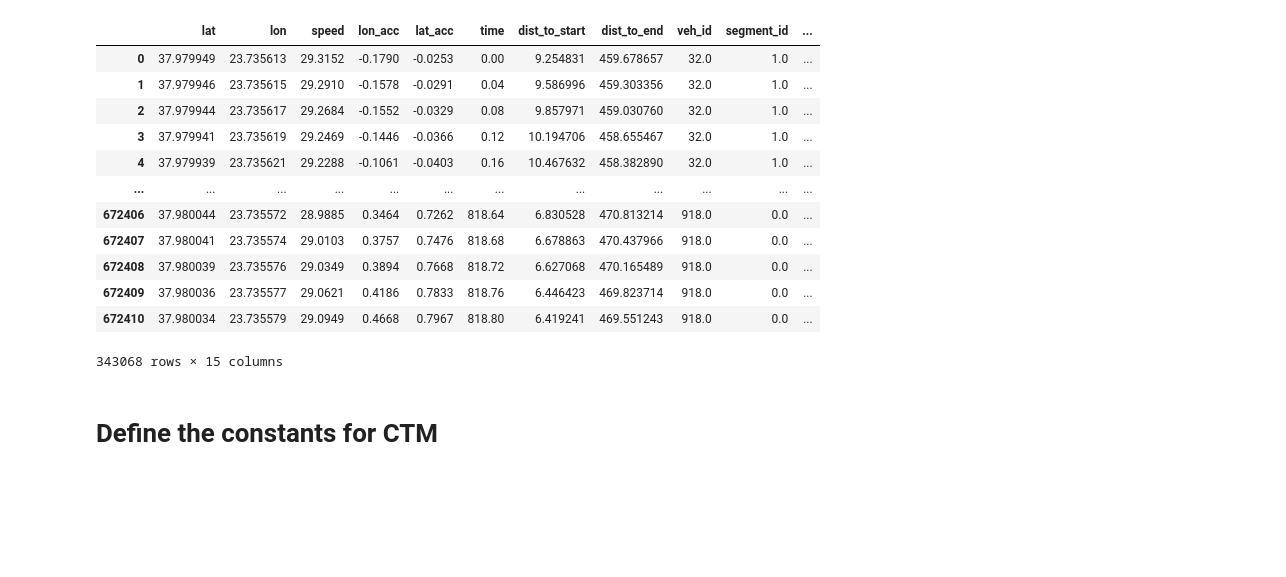
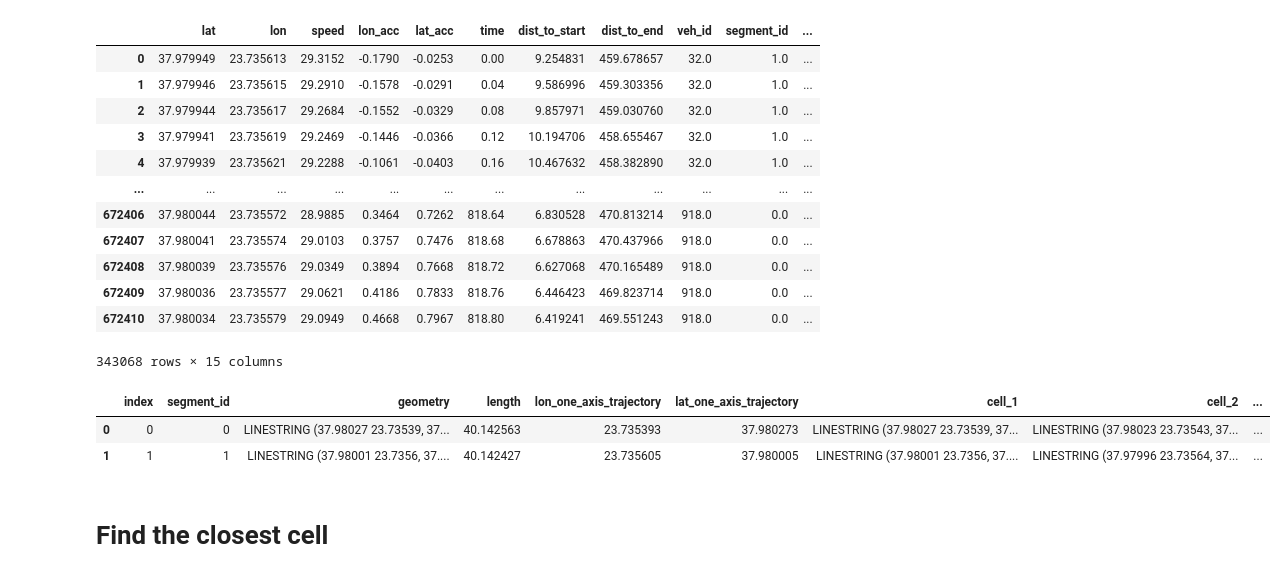
Before and after one commit to AmirHKiani98/eager_project, a Jupyter notebook: ctm_model.ipynb, the cells around one changed output. Drawn from its saved outputs; the diff is of its cells as text; code cells hidden in the pictures; blank space fills up the shorter version.

Commit message:
Add cell finedr

```diff
--- a/ctm_model.ipynb
+++ b/ctm_model.ipynb
@@ -164,5 +164,3 @@ main_df_truncated
 | 672409 | 37.980036 | 23.735577 | 29.0621 | 0.4186 | 0.7833 | 818.76 | 6.446423 | 469.823714 | 918.0 | 0.0 | ... |
 | 672410 | 37.980034 | 23.735579 | 29.0949 | 0.4668 | 0.7967 | 818.80 | 6.419241 | 469.551243 | 918.0 | 0.0 | ... |
 343068 rows × 15 columns
-# %% [markdown]
-# Define the constants for CTM
@@ -173,0 +167,70 @@ segment_densities_predicted = {idx: initialize_density(ctm_params) for idx in se
+# %%
+from shapely.geometry import LineString
+# Initialize densities for each segment
+segment_densities_predicted = {idx: initialize_density(ctm_params) for idx in segments_gdf.index}
+
+def divide_linestring(linestring, n):
+    """
+    Divides a LINESTRING into n equal parts.
+
+    :param linestring: A Shapely LineString object
+    :param n: Number of equal parts to divide into
+    :return: A list of LineString objects representing the segments
+    """
+    if not isinstance(linestring, LineString):
+        raise ValueError("Input must be a Shapely LineString")
+
+    # Get the total length of the LineString
+    total_length = linestring.length
+
+    # Calculate the step for division
+    distances = np.linspace(0, total_length, n + 1)
+
+    # Create parts
+    parts = []
+    for i in range(len(distances) - 1):
+        start_point = linestring.interpolate(distances[i])
+        end_point = linestring.interpolate(distances[i + 1])
+        parts.append(LineString([start_point, end_point]))
+
+    return gpd.GeoSeries(parts)
+
+cells_linestring = []
+for segment_id, segment in segments_gdf.iterrows():
+    # Divide the segment into cells
+    cells = divide_linestring(segment["geometry"], len(segment_densities_predicted[segment_id])) #‌ TODO check if the length of the cells is correct
+    cells_linestring.append(cells)
+
+# Flatten the cells into a new column for each segment
+segments_gdf["cells_linestring"] = cells_linestring
+
+# If you want to ensure individual cells are separate rows, you can explode the column
+segments_gdf_exploded = segments_gdf.explode("cells_linestring").reset_index().rename(columns={"index": "segment_id"})
+
+# Assuming `segments_gdf` is your DataFrame
+
+# Group by `segment_id` and collect `cells_linestring` into lists
+grouped = segments_gdf_exploded.groupby("segment_id")["cells_linestring"].apply(list).reset_index()
+
+# Expand the lists into separate columns
+expanded = pd.DataFrame(grouped["cells_linestring"].tolist(), index=grouped["segment_id"])
+
+# Add the other columns you want to retain (e.g., `geometry`, `length`, etc.)
+metadata = segments_gdf_exploded.drop_duplicates(subset="segment_id").set_index("segment_id")[["geometry", "length", "lon_one_axis_trajectory", "lat_one_axis_trajectory"]]
+segments_gdf_exploded = metadata.join(expanded)
+
+# Rename the columns for clarity (optional)
+segments_gdf_exploded.columns = list(metadata.columns) + [f"cell_{i+1}" for i in range(expanded.shape[1])]
+
+# Reset index for a clean DataFrame
+segments_gdf_exploded = result.reset_index()
+for column in segments_gdf_exploded.columns:
+    if column.startswith("cell_"):
+        segments_gdf_exploded[column] = gpd.GeoSeries(segments_gdf_exploded[column])
+segments_gdf_exploded.head(2)
+# %% [output]
+|  | index | segment_id | geometry | length | lon_one_axis_trajectory | lat_one_axis_trajectory | cell_1 | cell_2 | ... |
+| 0 | 0 | 0 | LINESTRING (37.98027 23.73539, 37... | 40.142563 | 23.735393 | 37.980273 | LINESTRING (37.98027 23.73539, 37... | LINESTRING (37.98023 23.73543, 37... | ... |
+| 1 | 1 | 1 | LINESTRING (37.98001 23.7356, 37.... | 40.142427 | 23.735605 | 37.980005 | LINESTRING (37.98001 23.7356, 37.... | LINESTRING (37.97996 23.73564, 37... | ... |
+# %% [markdown]
+# Find the closest cell
```
Also changed, not shown: parts of 6 cells of this notebook.
